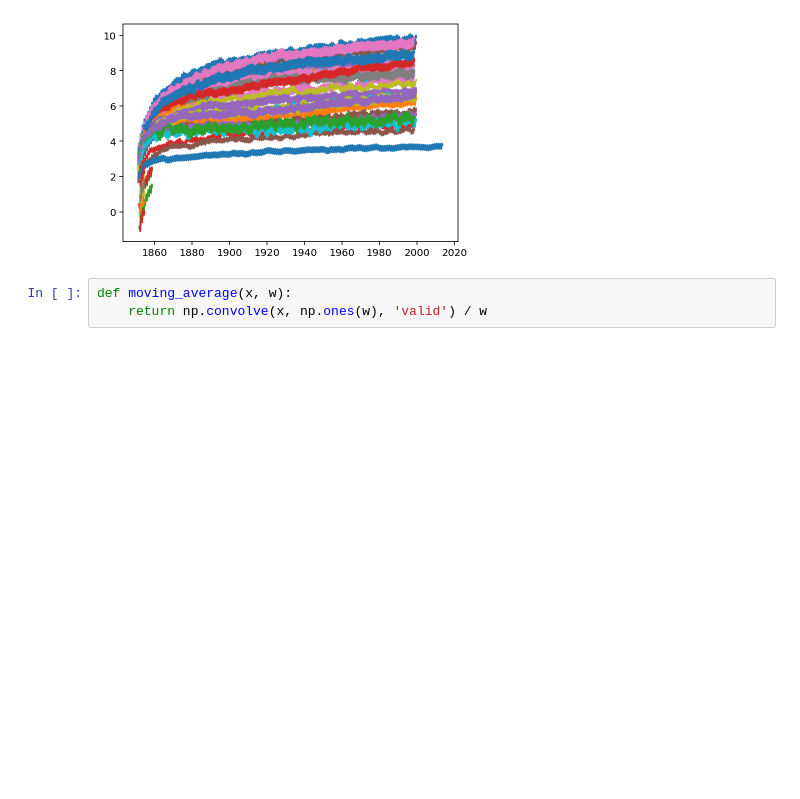
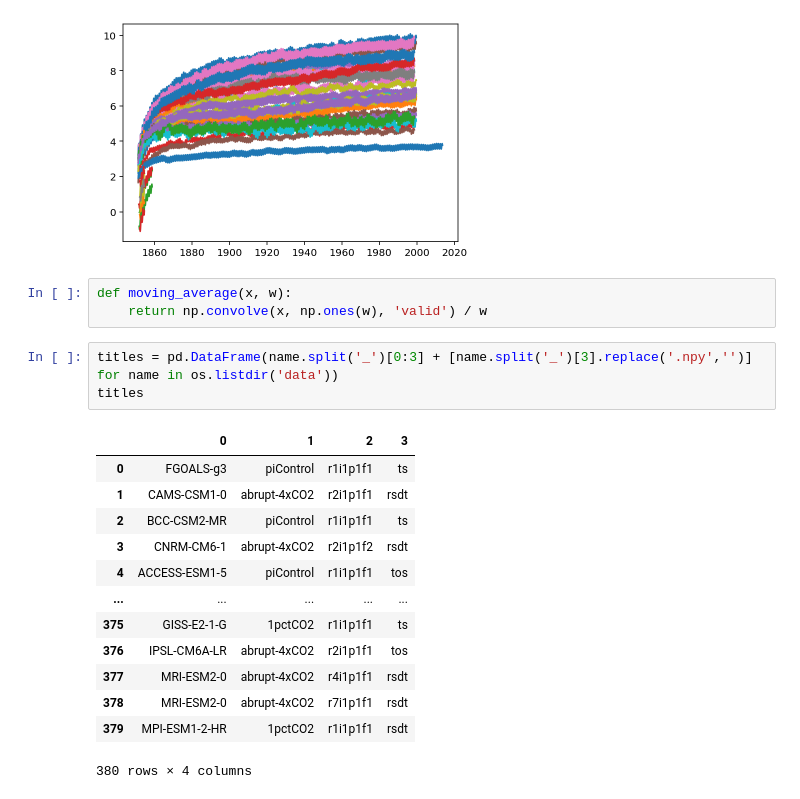
Before and after one commit to galenphall/pangeo_tests, a Jupyter notebook: analysis.ipynb, the cells around one changed output. Saved outputs shown, nothing was run; the diff lists cells and outputs as text; blank space fills up the shorter version.

```diff
--- a/analysis.ipynb
+++ b/analysis.ipynb
@@ -58,3 +59,20 @@ for f, n in ns:
 # %%
 def moving_average(x, w):
     return np.convolve(x, np.ones(w), 'valid') / w
+# %%
+titles = pd.DataFrame(name.split('_')[0:3] + [name.split('_')[3].replace('.npy','')] for name in os.listdir('data'))
+titles
+# %% [output]
+|  | 0 | 1 | 2 | 3 |
+| 0 | FGOALS-g3 | piControl | r1i1p1f1 | ts |
+| 1 | CAMS-CSM1-0 | abrupt-4xCO2 | r2i1p1f1 | rsdt |
+| 2 | BCC-CSM2-MR | piControl | r1i1p1f1 | ts |
+| 3 | CNRM-CM6-1 | abrupt-4xCO2 | r2i1p1f2 | rsdt |
+| 4 | ACCESS-ESM1-5 | piControl | r1i1p1f1 | tos |
+| ... | ... | ... | ... | ... |
+| 375 | GISS-E2-1-G | 1pctCO2 | r1i1p1f1 | ts |
+| 376 | IPSL-CM6A-LR | abrupt-4xCO2 | r2i1p1f1 | tos |
+| 377 | MRI-ESM2-0 | abrupt-4xCO2 | r4i1p1f1 | rsdt |
+| 378 | MRI-ESM2-0 | abrupt-4xCO2 | r7i1p1f1 | rsdt |
+| 379 | MPI-ESM1-2-HR | 1pctCO2 | r1i1p1f1 | rsdt |
+380 rows × 4 columns
```
Also changed, not shown: parts of 3 cells of this notebook, 6 other files.
